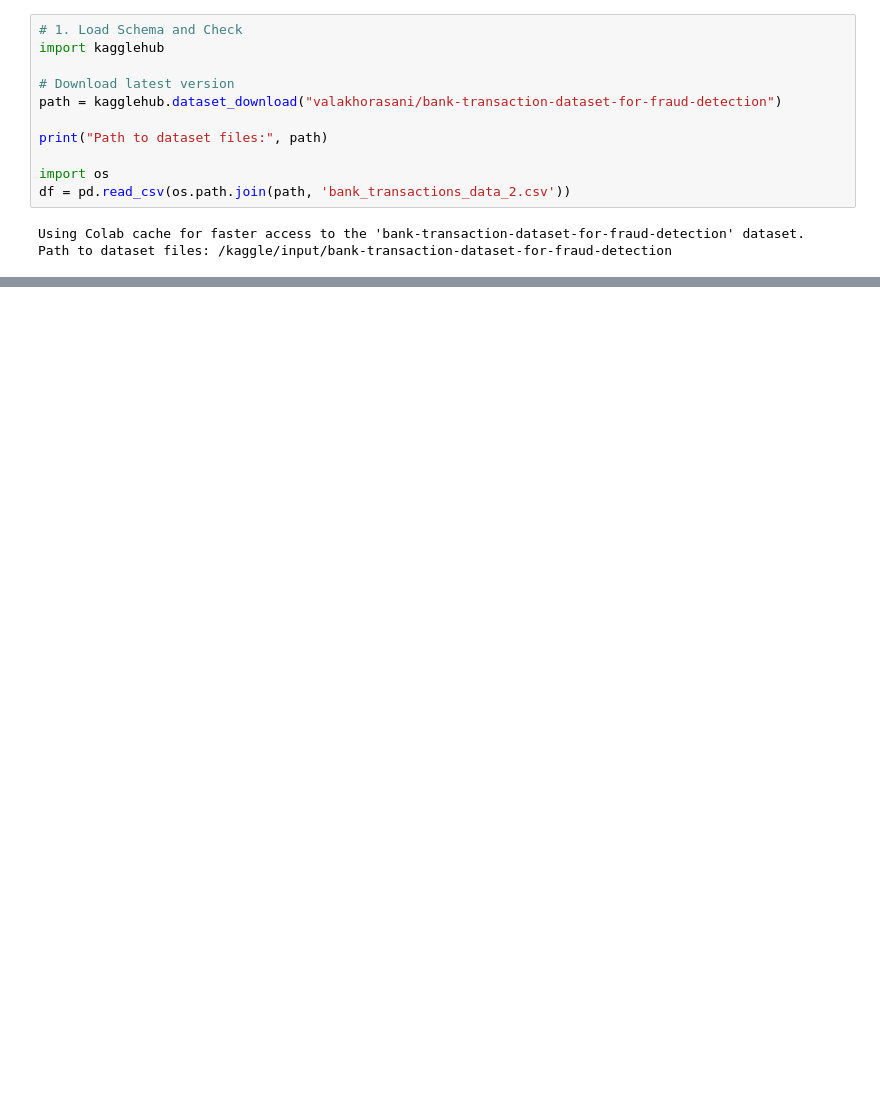
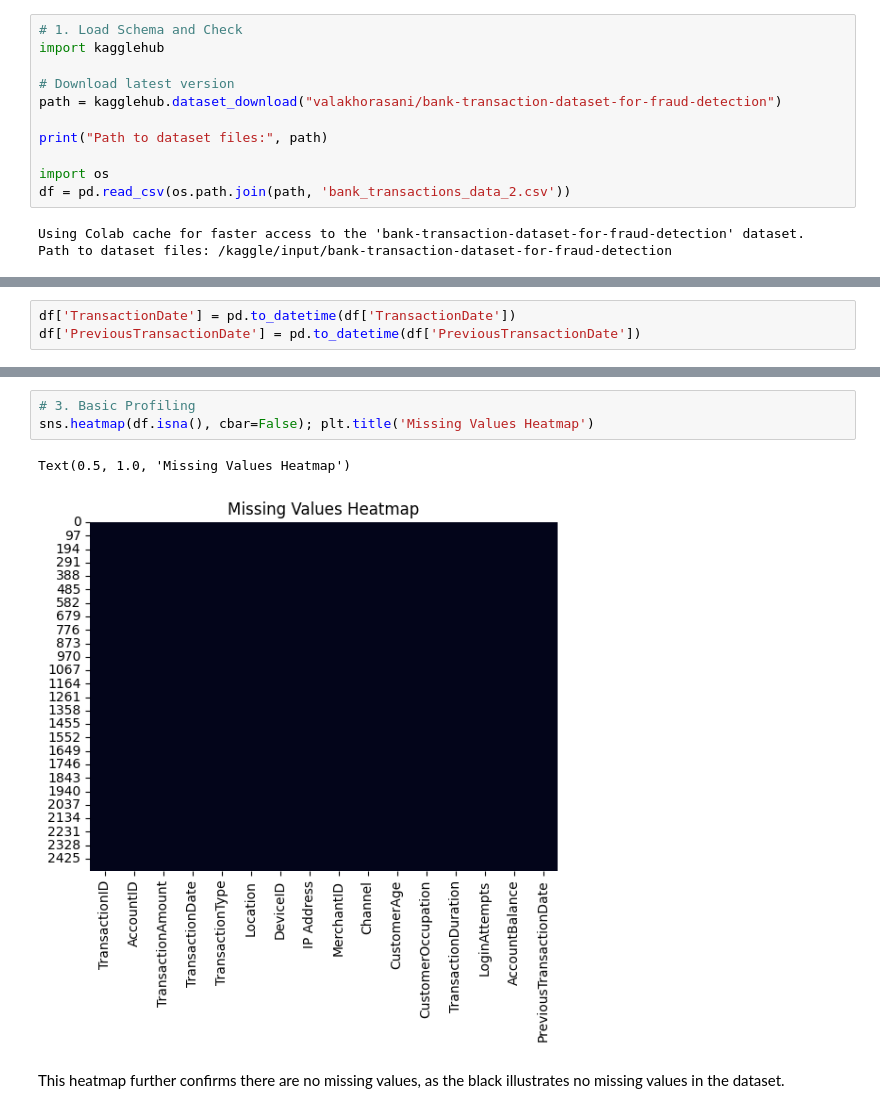
Before and after one commit to owilli38/DSBA-6156, a Jupyter notebook: DSBA6156,_EDA_Assignment_1_.ipynb, the cells around one changed output, grey strips where cells are left out. Saved outputs shown, nothing was run; the diff lists cells and outputs as text; blank space fills up the shorter version.

```diff
--- a/DSBA6156,_EDA_Assignment_1_.ipynb
+++ b/DSBA6156,_EDA_Assignment_1_.ipynb
@@ -34,0 +70,3 @@ Part 2: Business-Oriented EDA
+# %%
+df['TransactionDate'] = pd.to_datetime(df['TransactionDate'])
+df['PreviousTransactionDate'] = pd.to_datetime(df['PreviousTransactionDate'])
@@ -34,0 +86,8 @@ Part 2: Business-Oriented EDA
+# %%
+# 3. Basic Profiling
+sns.heatmap(df.isna(), cbar=False); plt.title('Missing Values Heatmap')
+# %% [output]
+Text(0.5, 1.0, 'Missing Values Heatmap')
+[figure, added]
+# %% [markdown]
+This heatmap further confirms there are no missing values, as the black illustrates no missing values in the dataset.
```
Also changed, not shown: parts of 28 cells of this notebook.
